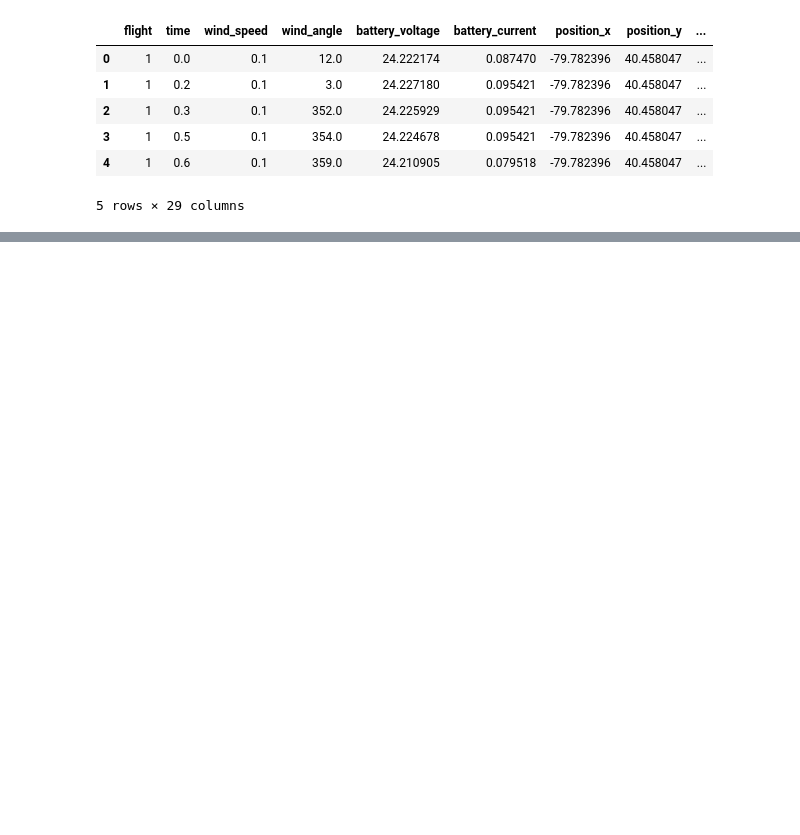
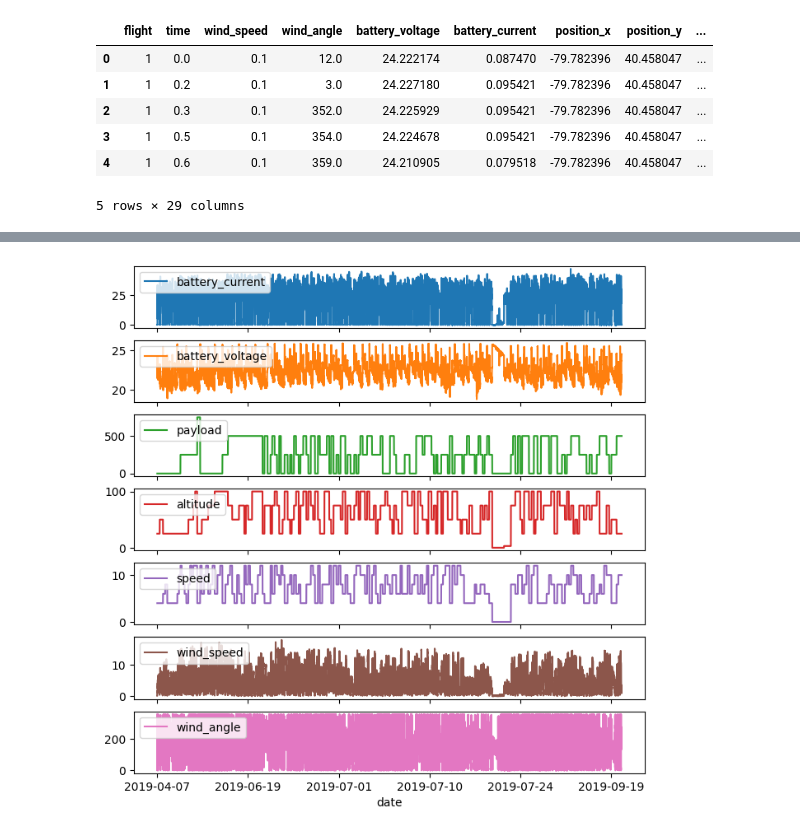
Before and after one commit to caliskate/delivery-drone-flight-predictions, a Jupyter notebook: flight_predictions.ipynb, the cells around one changed output, grey strips where cells are left out. Cells and saved outputs as stored; diff of their text form; code cells hidden in the pictures; blank space fills up the shorter version.

Commit message:
updated data cleaning and visualizations
updated data cleaning and visualizations

```diff
--- a/flight_predictions.ipynb
+++ b/flight_predictions.ipynb
@@ -52,0 +89,5 @@ drone_df_edited = drone_raw_df.copy()
+# %%
+# Drop (non-numeric) rows with dash in altitude, no documentation on this value explanation
+drone_df_edited = drone_df_edited[~drone_df_edited['altitude'].str.contains('-')]
+# Convert altitude to numeric
+drone_df_edited.loc[:, 'altitude'] = pd.to_numeric(drone_df_edited['altitude'], errors='coerce')
@@ -68,0 +196,18 @@ drone_df_edited.head()
+# %%
+# Initial line plot
+prediction1_columns = [
+    'battery_current',
+    'battery_voltage',
+    'payload',
+    'altitude',
+    'speed',
+    'wind_speed',
+    'wind_angle'
+]
+ax = drone_df_edited.plot('date', prediction1_columns, subplots = True, figsize = (8,8))
+
+# Align legend to upper left
+for a in ax.flatten():
+    a.legend(loc='upper left')
+# %% [output]
+[figure, added]
```
Also changed, not shown: parts of 17 cells of this notebook.
